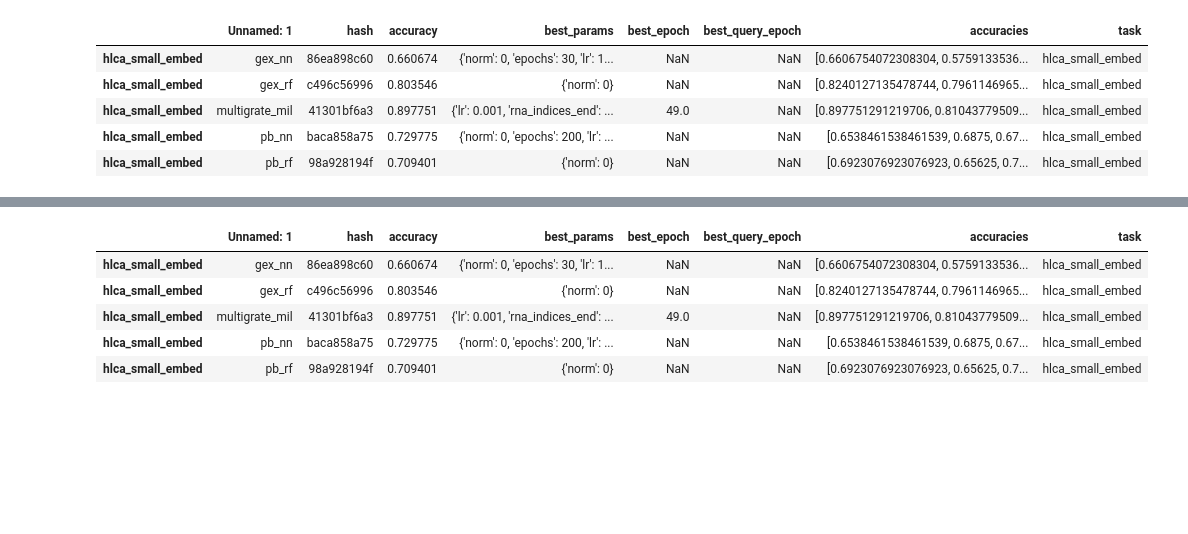
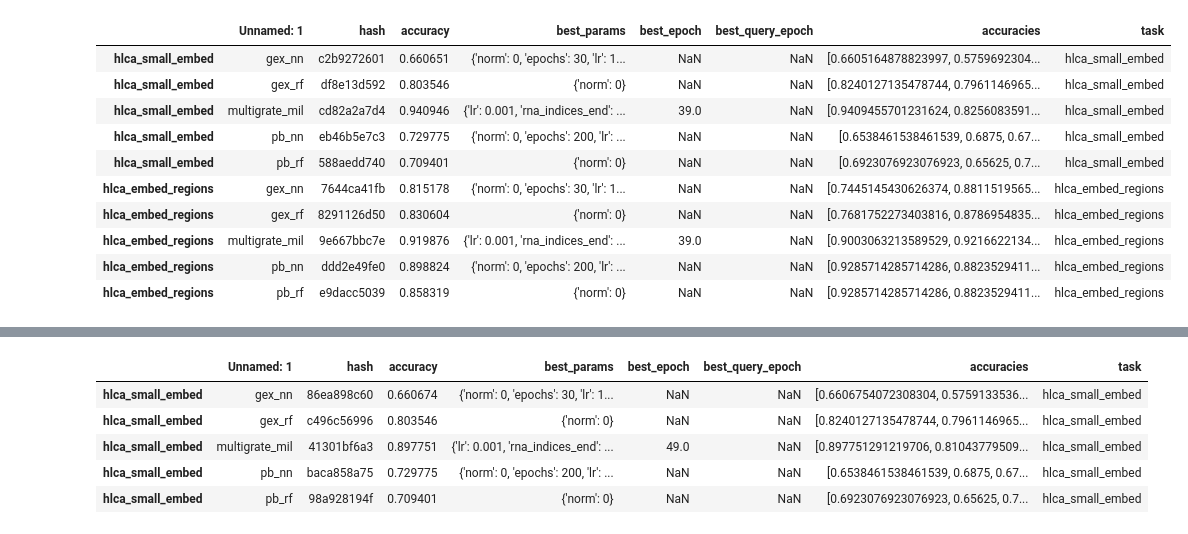
Before and after one commit to theislab/multimil_reproducibility, a Jupyter notebook: run_baselines/notebooks/test.ipynb, the cells around one changed output, grey strips where cells are left out. Saved outputs shown, nothing was run; the diff lists cells and outputs as text; code cells hidden in the pictures; blank space fills up the shorter version.

```diff
--- a/run_baselines/notebooks/test.ipynb
+++ b/run_baselines/notebooks/test.ipynb
@@ -3,15 +3,20 @@ from matplotlib import pyplot as plt
 import pandas as pd
 import numpy as np
 # %%
-df = pd.read_csv('../../../../../Downloads/best (1).tsv', sep='\t', index_col=0)
+df = pd.read_csv('../data/reports/best.tsv', sep='\t', index_col=0)
 df
 # %% [output]
 |  | Unnamed: 1 | hash | accuracy | best_params | best_epoch | best_query_epoch | accuracies | task |
-| hlca_small_embed | gex_nn | 86ea898c60 | 0.660674 | {'norm': 0, 'epochs': 30, 'lr': 1... | NaN | NaN | [0.6606754072308304, 0.5759133536... | hlca_small_embed |
-| hlca_small_embed | gex_rf | c496c56996 | 0.803546 | {'norm': 0} | NaN | NaN | [0.8240127135478744, 0.7961146965... | hlca_small_embed |
-| hlca_small_embed | multigrate_mil | 41301bf6a3 | 0.897751 | {'lr': 0.001, 'rna_indices_end': ... | 49.0 | NaN | [0.897751291219706, 0.81043779509... | hlca_small_embed |
-| hlca_small_embed | pb_nn | baca858a75 | 0.729775 | {'norm': 0, 'epochs': 200, 'lr': ... | NaN | NaN | [0.6538461538461539, 0.6875, 0.67... | hlca_small_embed |
-| hlca_small_embed | pb_rf | 98a928194f | 0.709401 | {'norm': 0} | NaN | NaN | [0.6923076923076923, 0.65625, 0.7... | hlca_small_embed |
+| hlca_small_embed | gex_nn | c2b9272601 | 0.660651 | {'norm': 0, 'epochs': 30, 'lr': 1... | NaN | NaN | [0.6605164878823997, 0.5759692304... | hlca_small_embed |
+| hlca_small_embed | gex_rf | df8e13d592 | 0.803546 | {'norm': 0} | NaN | NaN | [0.8240127135478744, 0.7961146965... | hlca_small_embed |
+| hlca_small_embed | multigrate_mil | cd82a2a7d4 | 0.940946 | {'lr': 0.001, 'rna_indices_end': ... | 39.0 | NaN | [0.9409455701231624, 0.8256083591... | hlca_small_embed |
+| hlca_small_embed | pb_nn | eb46b5e7c3 | 0.729775 | {'norm': 0, 'epochs': 200, 'lr': ... | NaN | NaN | [0.6538461538461539, 0.6875, 0.67... | hlca_small_embed |
+| hlca_small_embed | pb_rf | 588aedd740 | 0.709401 | {'norm': 0} | NaN | NaN | [0.6923076923076923, 0.65625, 0.7... | hlca_small_embed |
+| hlca_embed_regions | gex_nn | 7644ca41fb | 0.815178 | {'norm': 0, 'epochs': 30, 'lr': 1... | NaN | NaN | [0.7445145430626374, 0.8811519565... | hlca_embed_regions |
+| hlca_embed_regions | gex_rf | 8291126d50 | 0.830604 | {'norm': 0} | NaN | NaN | [0.7681752273403816, 0.8786954835... | hlca_embed_regions |
+| hlca_embed_regions | multigrate_mil | 9e667bbc7e | 0.919876 | {'lr': 0.001, 'rna_indices_end': ... | 39.0 | NaN | [0.9003063213589529, 0.9216622134... | hlca_embed_regions |
+| hlca_embed_regions | pb_nn | ddd2e49fe0 | 0.898824 | {'norm': 0, 'epochs': 200, 'lr': ... | NaN | NaN | [0.9285714285714286, 0.8823529411... | hlca_embed_regions |
+| hlca_embed_regions | pb_rf | e9dacc5039 | 0.858319 | {'norm': 0} | NaN | NaN | [0.9285714285714286, 0.8823529411... | hlca_embed_regions |
 # %%
 for task in np.unique(df['task']):
     runs = {}
```
Also changed, not shown: parts of 1 cell of this notebook, 15 other files.
